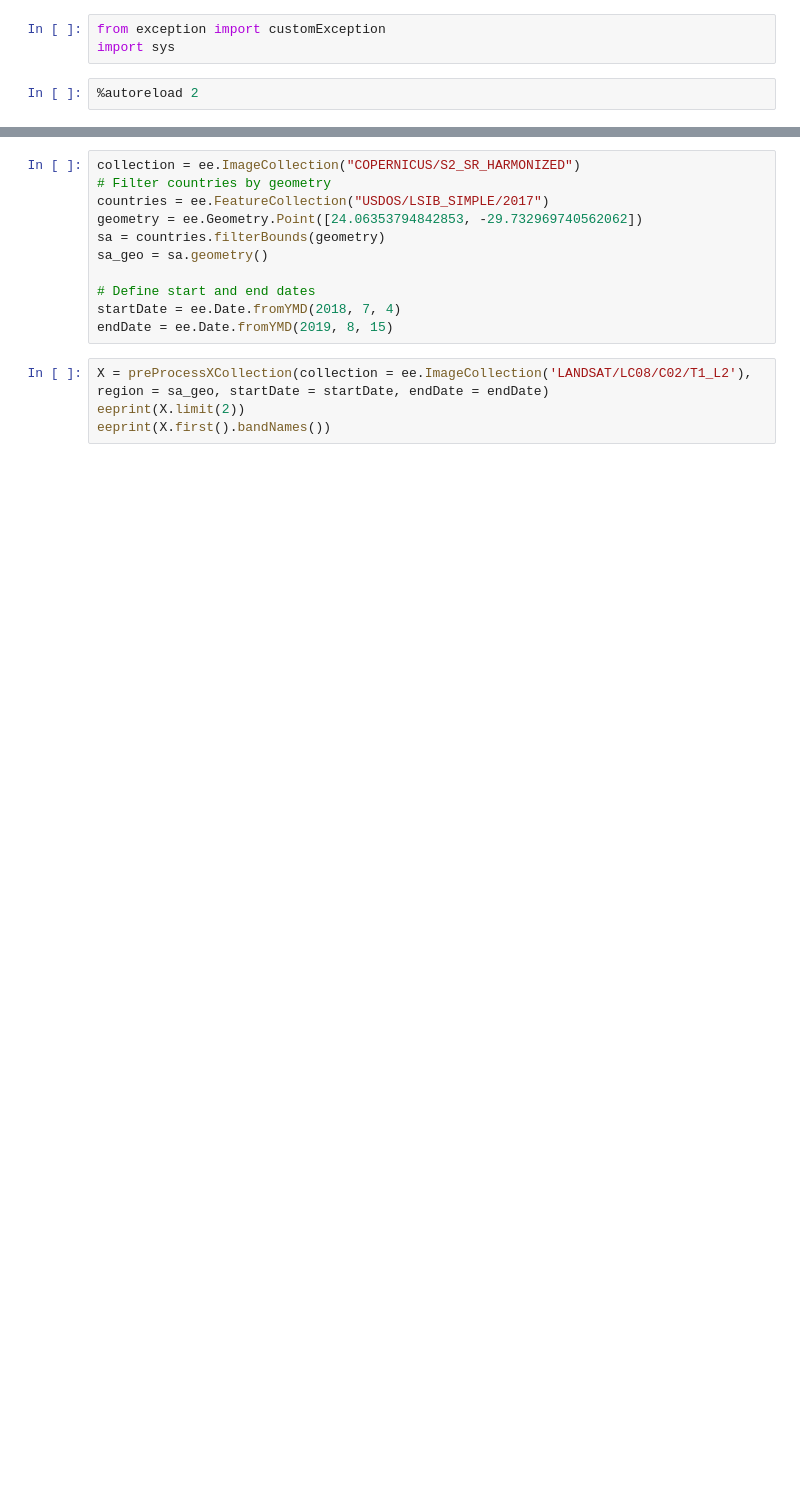
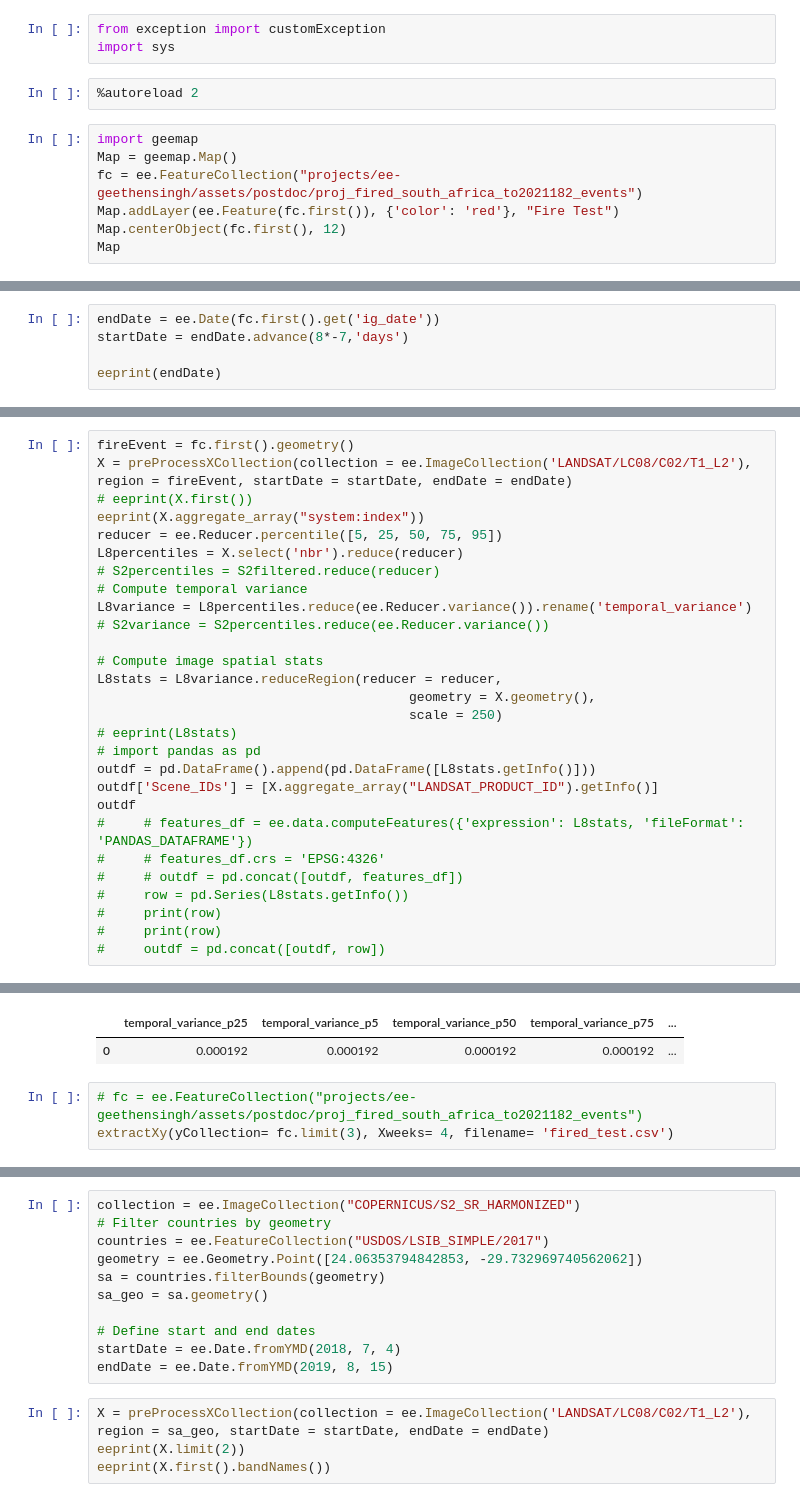
Before and after one commit to Geethen/Burn_Area_Mapping, a Jupyter notebook: src/notebooks/NB_test.ipynb, the cells around one changed output, grey strips where cells are left out. Saved outputs shown, nothing was run; the diff lists cells and outputs as text; blank space fills up the shorter version.

Commit message:
added data extraction for scene classification

```diff
--- a/src/notebooks/NB_test.ipynb
+++ b/src/notebooks/NB_test.ipynb
@@ -26,3 +24,10 @@ from exception import customException
 import sys
 # %%
 %autoreload 2
+# %%
+import geemap
+Map = geemap.Map()
+fc = ee.FeatureCollection("projects/ee-geethensingh/assets/postdoc/proj_fired_south_africa_to2021182_events")
+Map.addLayer(ee.Feature(fc.first()), {'color': 'red'}, "Fire Test")
+Map.centerObject(fc.first(), 12)
+Map
@@ -28,0 +81,5 @@ import sys
+# %%
+endDate = ee.Date(fc.first().get('ig_date'))
+startDate = endDate.advance(8*-7,'days')
+
+eeprint(endDate)
@@ -28,0 +96,29 @@ import sys
+# %%
+fireEvent = fc.first().geometry()
+X = preProcessXCollection(collection = ee.ImageCollection('LANDSAT/LC08/C02/T1_L2'), region = fireEvent, startDate = startDate, endDate = endDate)
+# eeprint(X.first())
+eeprint(X.aggregate_array("system:index"))
+reducer = ee.Reducer.percentile([5, 25, 50, 75, 95])
+L8percentiles = X.select('nbr').reduce(reducer)
+# S2percentiles = S2filtered.reduce(reducer)
+# Compute temporal variance
+L8variance = L8percentiles.reduce(ee.Reducer.variance()).rename('temporal_variance')
+# S2variance = S2percentiles.reduce(ee.Reducer.variance())
+
+# Compute image spatial stats
+L8stats = L8variance.reduceRegion(reducer = reducer,
+                                        geometry = X.geometry(),
+                                        scale = 250)
+# eeprint(L8stats)
+# import pandas as pd
+outdf = pd.DataFrame().append(pd.DataFrame([L8stats.getInfo()]))
+outdf['Scene_IDs'] = [X.aggregate_array("LANDSAT_PRODUCT_ID").getInfo()]
+outdf
+#     # features_df = ee.data.computeFeatures({'expression': L8stats, 'fileFormat': 'PANDAS_DATAFRAME'})
+#     # features_df.crs = 'EPSG:4326'
+#     # outdf = pd.concat([outdf, features_df])
+#     row = pd.Series(L8stats.getInfo())
+#     print(row)
+#     print(row)
+#     outdf = pd.concat([outdf, row])
+# %% [output]
@@ -28,0 +126,5 @@ import sys
+|  | temporal_variance_p25 | temporal_variance_p5 | temporal_variance_p50 | temporal_variance_p75 | ... |
+| 0 | 0.000192 | 0.000192 | 0.000192 | 0.000192 | ... |
+# %%
+# fc = ee.FeatureCollection("projects/ee-geethensingh/assets/postdoc/proj_fired_south_africa_to2021182_events")
+extractXy(yCollection= fc.limit(3), Xweeks= 4, filename= 'fired_test.csv')
```
Also changed, not shown: parts of 12 cells of this notebook, 10 other files.
